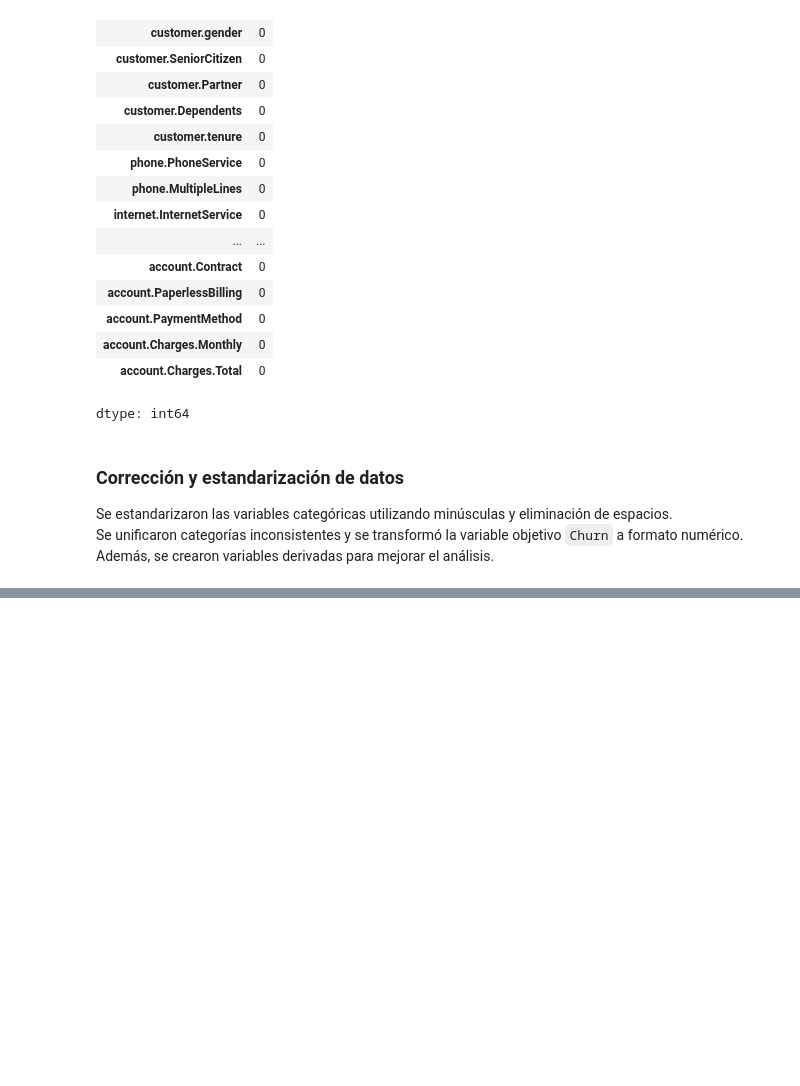
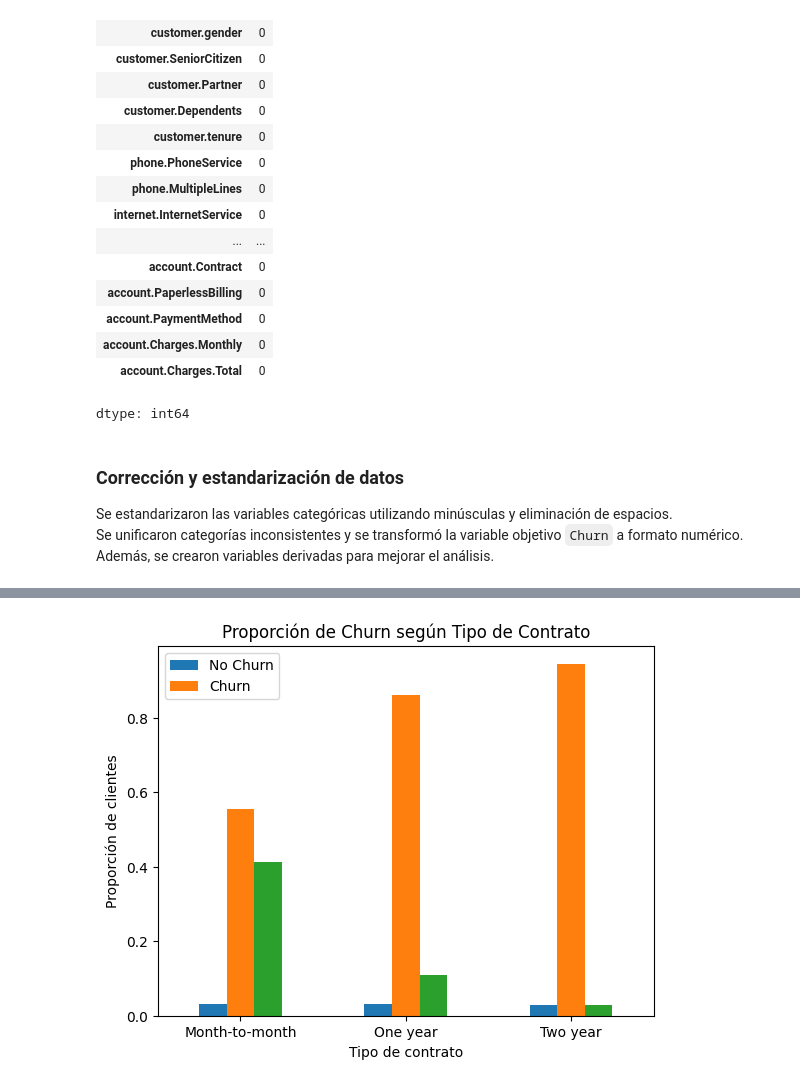
Before and after one commit to natifloresgz-ui/TelecomX_LATAM, a Jupyter notebook: 01_carga_datos.ipynb, the cells around one changed output, grey strips where cells are left out. Saved outputs shown, nothing was run; the diff lists cells and outputs as text; code cells hidden in the pictures; blank space fills up the shorter version.

```diff
--- a/01_carga_datos.ipynb
+++ b/01_carga_datos.ipynb
@@ -183,0 +321,21 @@ df["Cuentas_Diarias"] = df["account.Charges.Monthly"] / 30
+# %%
+import pandas as pd
+import matplotlib.pyplot as plt
+
+# Tabla de proporciones
+tabla_contrato = pd.crosstab(
+    df["tipo_contrato"],
+    df["Churn"],
+    normalize="index"
+)
+
+# Gráfico
+tabla_contrato.plot(kind="bar")
+plt.title("Proporción de Churn según Tipo de Contrato")
+plt.xlabel("Tipo de contrato")
+plt.ylabel("Proporción de clientes")
+plt.legend(["No Churn", "Churn"])
+plt.xticks(rotation=0)
+plt.show()
+# %% [output]
+[figure, added]
```
Also changed, not shown: parts of 28 cells of this notebook.
